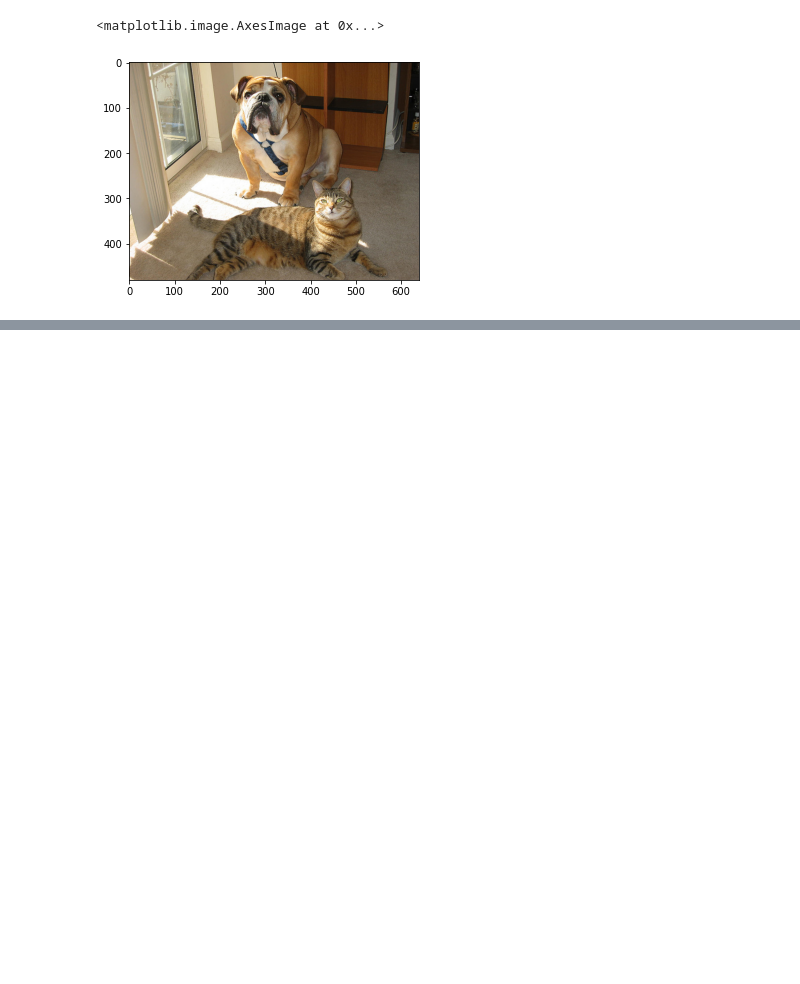
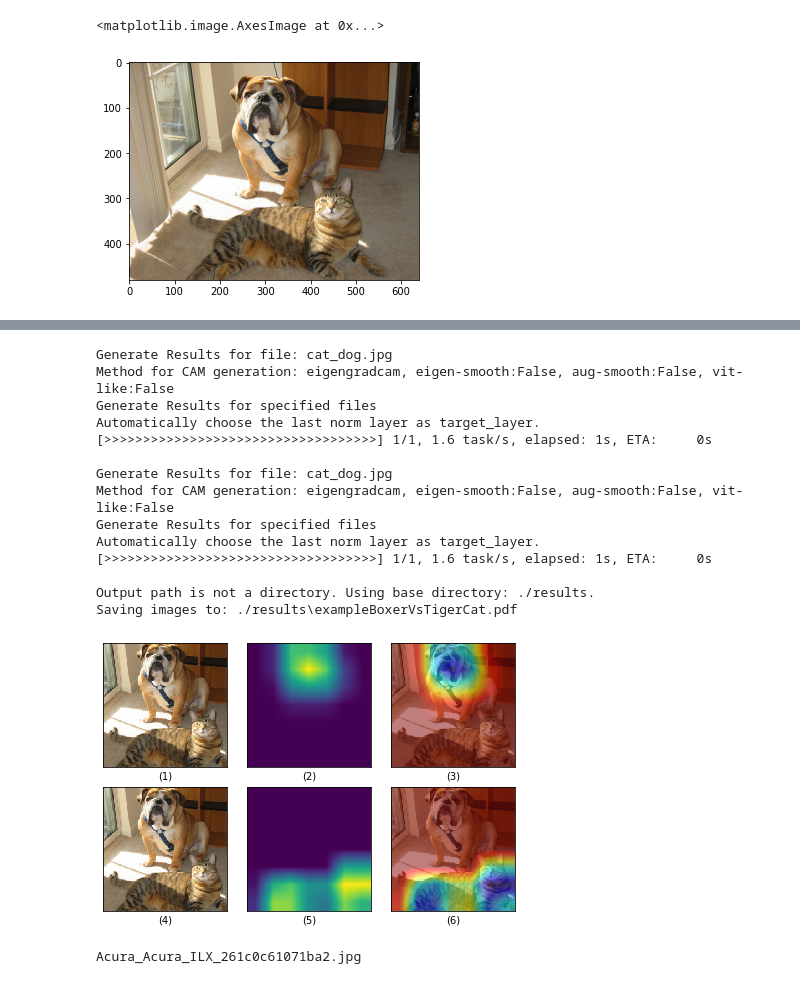
Before and after one commit to L1nusB/XAI-Vehicle-Classification, a Jupyter notebook: notebooks/Untitled.ipynb, the cells around one changed output, grey strips where cells are left out. Saved outputs shown, nothing was run; the diff lists cells and outputs as text; code cells hidden in the pictures; blank space fills up the shorter version.

```diff
--- a/notebooks/Untitled.ipynb
+++ b/notebooks/Untitled.ipynb
@@ -256,6 +256,8 @@ plt.imshow(img)
 <matplotlib.image.AxesImage at 0x...>
 [figure]
 # %%
+cfgPath = 'C:/Users/Linus/Desktop/mmclassification/configs/resnet/resnet50_8xb32_in1k.py'
+checkpointPath = 'C:/Users/Linus/Desktop/mmclassification/configs/resnet/resnet50_8xb32_in1k_20210831-ea4938fc.pth'
 generate_statistics_single.plot_cam(imgPath='cat_dog.jpg', camConfig=cfgPath, camCheckpoint=checkpointPath,
                                    targetCategory='282', method='eigengradcam', fileName='exampleTigerCat')
 # %% [output]
@@ -296 +298,26 @@ Saving images to: ./results\exampleBullMastiff.svg
 [figure]
+# %%
+generate_statistics_single.plot_cam(imgPath='cat_dog.jpg', camConfig=cfgPath, camCheckpoint=checkpointPath,
+                                   method='eigengradcam', fileName='exampleBoxerVsTigerCat', targetCategory=['282'])
+# %% [output]
+Generate Results for file: cat_dog.jpg
+Method for CAM generation: eigengradcam, eigen-smooth:False, aug-smooth:False, vit-like:False
+Generate Results for specified files
+Automatically choose the last norm layer as target_layer.
+[>>>>>>>>>>>>>>>>>>>>>>>>>>>>>>>>>>>] 1/1, 1.6 task/s, elapsed: 1s, ETA:     0s
+
+Generate Results for file: cat_dog.jpg
+Method for CAM generation: eigengradcam, eigen-smooth:False, aug-smooth:False, vit-like:False
+Generate Results for specified files
+Automatically choose the last norm layer as target_layer.
+[>>>>>>>>>>>>>>>>>>>>>>>>>>>>>>>>>>>] 1/1, 1.6 task/s, elapsed: 1s, ETA:     0s
+
+Output path is not a directory. Using base directory: ./results.
+Saving images to: ./results\exampleBoxerVsTigerCat.pdf
+[figure, added]
+# %%
+with np.load(segDataPathNoScaleOG) as s:
+    print(s.files[0])
+    seg = s[s.files[0]]
+# %% [output]
+Acura_Acura_ILX_261c0c61071ba2.jpg
```
Also changed, not shown: parts of 9 cells of this notebook, 8 other files.
